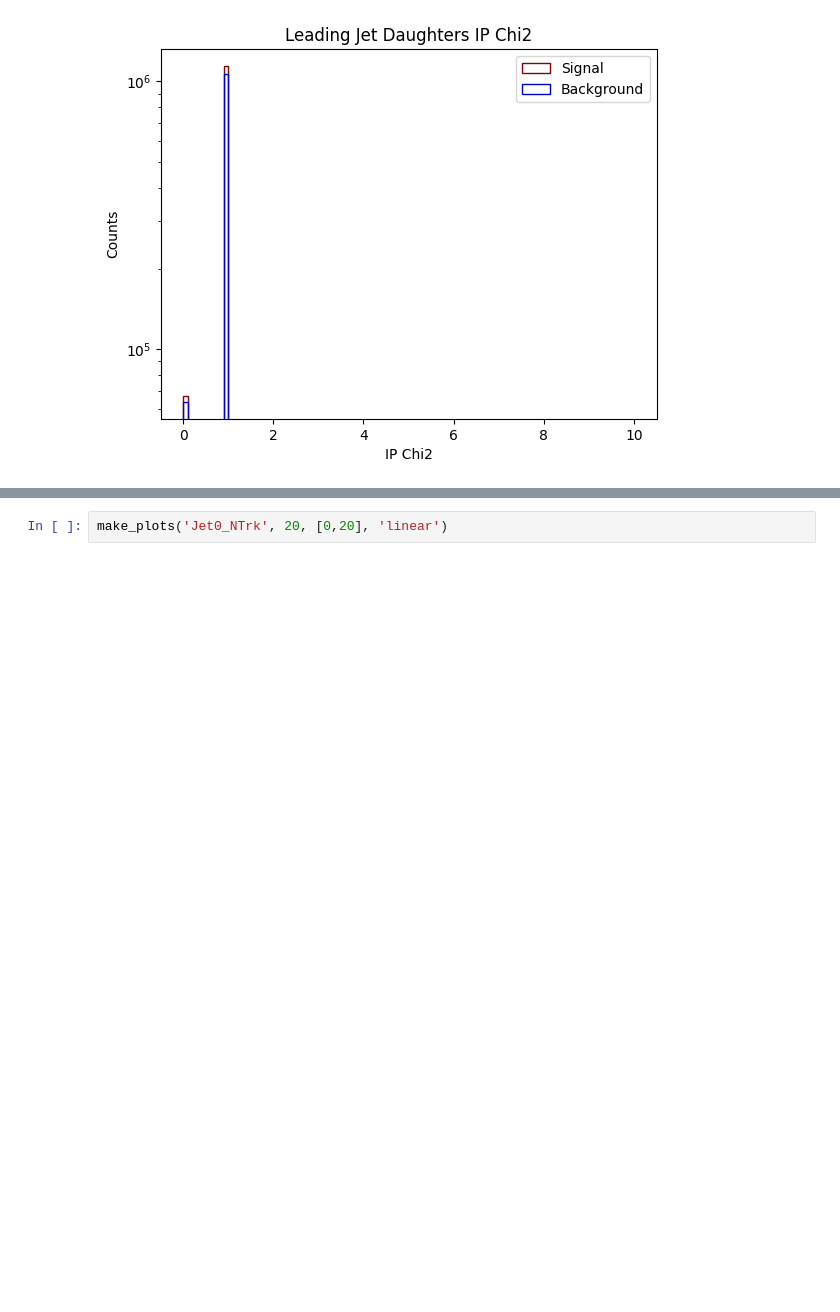
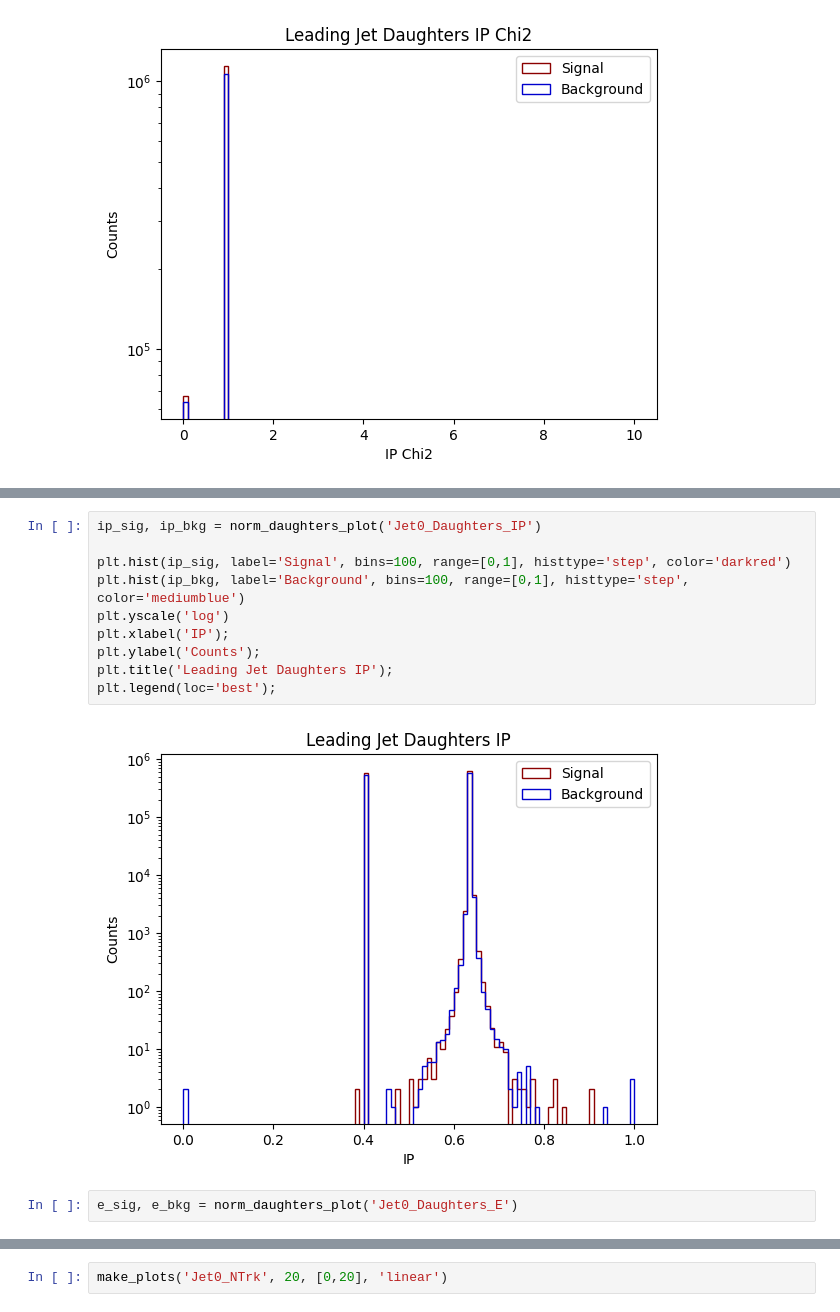
Before and after one commit to gpesticci/Jet-GNN, a Jupyter notebook: plots.ipynb, the cells around one changed output, grey strips where cells are left out. Drawn from its saved outputs; the diff is of its cells as text; blank space fills up the shorter version.

```diff
--- a/plots.ipynb
+++ b/plots.ipynb
@@ -296 +308,15 @@ ip_bkg_norm_list = MinMaxScaler().fit_transform(np.array(ip_bkg_list).reshape(-1
+# %%
+ip_sig, ip_bkg = norm_daughters_plot('Jet0_Daughters_IP')
+
+plt.hist(ip_sig, label='Signal', bins=100, range=[0,1], histtype='step', color='darkred')
+plt.hist(ip_bkg, label='Background', bins=100, range=[0,1], histtype='step', color='mediumblue')
+plt.yscale('log')
+plt.xlabel('IP');
+plt.ylabel('Counts');
+plt.title('Leading Jet Daughters IP');
+plt.legend(loc='best');
+# %% [output]
+[figure, added]
+# %%
+e_sig, e_bkg = norm_daughters_plot('Jet0_Daughters_E')
 # %%
```
Also changed, not shown: parts of 21 cells of this notebook, 2 other files.
